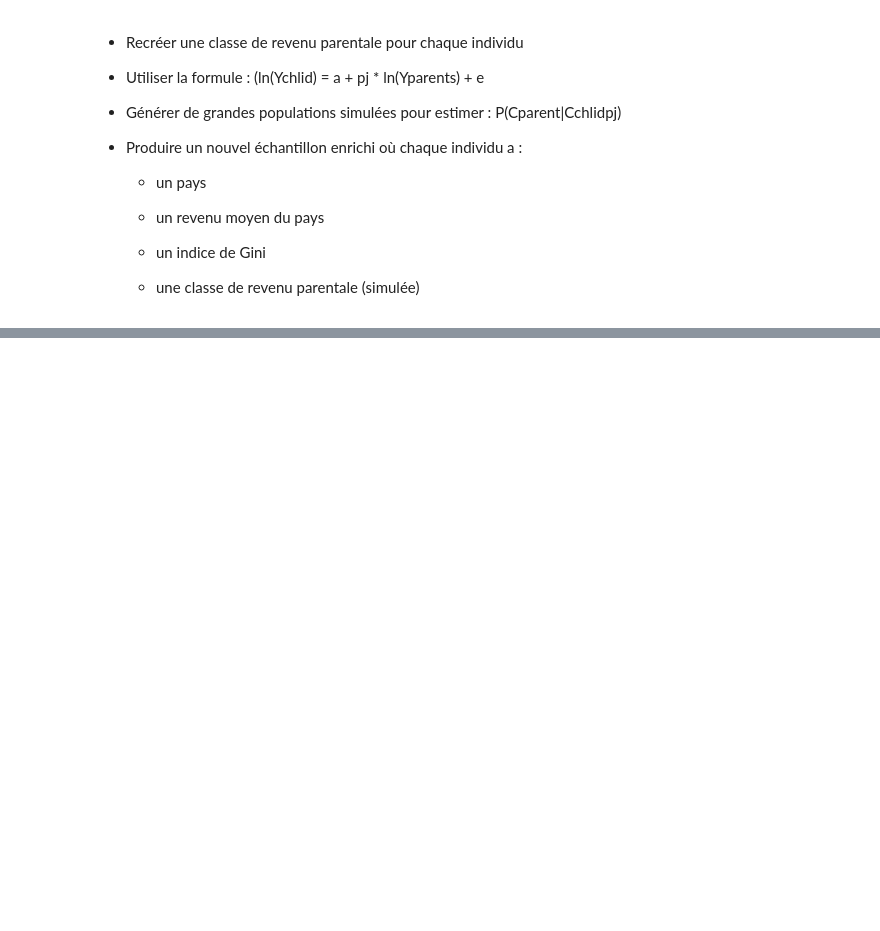
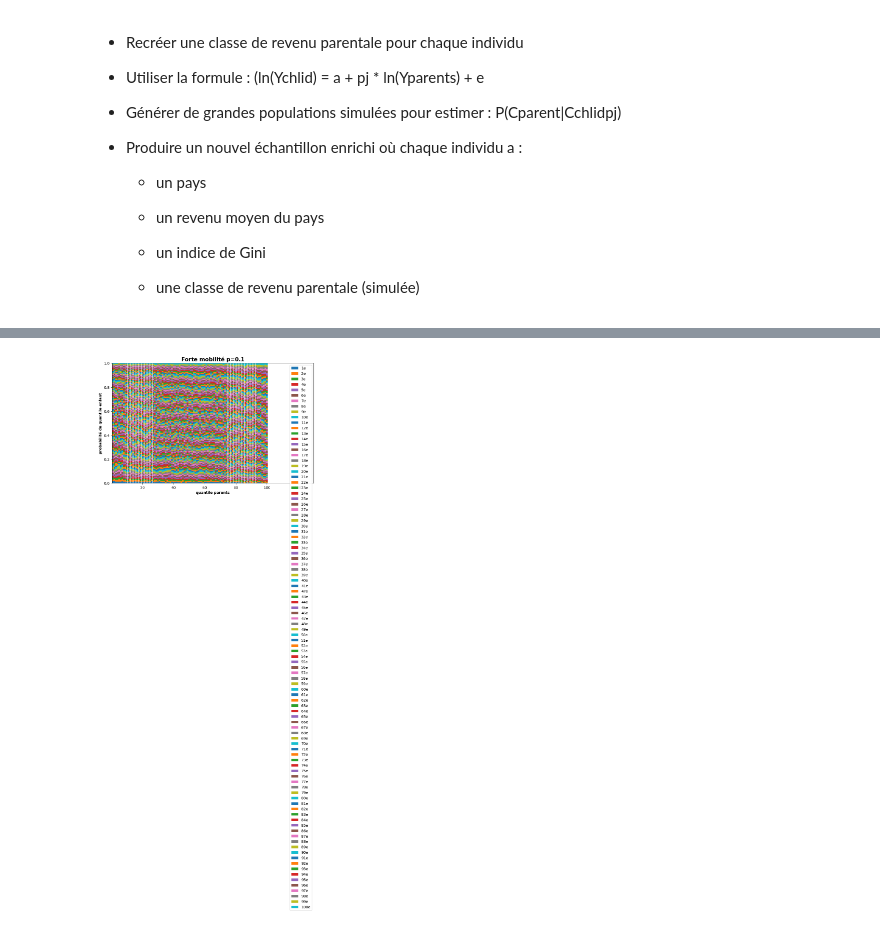
Before and after one commit to dinaglamshowroom/projet-data_oc, a Jupyter notebook: Projet_7.ipynb, the cells around one changed output, grey strips where cells are left out. Drawn from its saved outputs; the diff is of its cells as text; code cells hidden in the pictures; blank space fills up the shorter version.

```diff
--- a/Projet_7.ipynb
+++ b/Projet_7.ipynb
@@ -1959,0 +2198,26 @@ plt.show()
+# %%
+def plot_conditional_distributions_high(p, cd, nb_quantiles):
+    plt.figure(figsize = (10, 6))
+
+    # La ligne suivante sert à afficher un graphique en "stack bars", sur ce modèle : https://matplotlib.org/gallery/lines_bars_and_markers/bar_stacked.html
+    cumul = np.array([0] * nb_quantiles)
+
+    for i, child_quantile in enumerate(cd):
+        plt.bar(np.arange(nb_quantiles)+1, child_quantile, bottom=cumul, width=0.95, label = str(i+1) +"e")
+        cumul = cumul + np.array(child_quantile)
+
+    plt.axis([.5, nb_quantiles*1.3 ,0 ,1])
+    plt.title("Forte mobilité " + "p=" + str(p), fontsize=15, fontweight='bold')
+    plt.legend()
+    plt.xlabel("quantile parents", fontsize=10, fontweight='bold')
+    plt.ylabel("probabilité du quantile enfant", fontsize=10, fontweight='bold')
+    plt.show()
+# %%
+# Simulation forte mobilité
+rho_strong = 0.1
+cd_strong = generate_conditional_distribution(rho_strong)
+cd_strong_list = cd_strong.values.tolist()
+
+plot_conditional_distributions_high(rho_strong, cd_strong_list, nb_quantiles=100)
+# %% [output]
+[figure, added]
```
Also changed, not shown: parts of 28 cells of this notebook.
